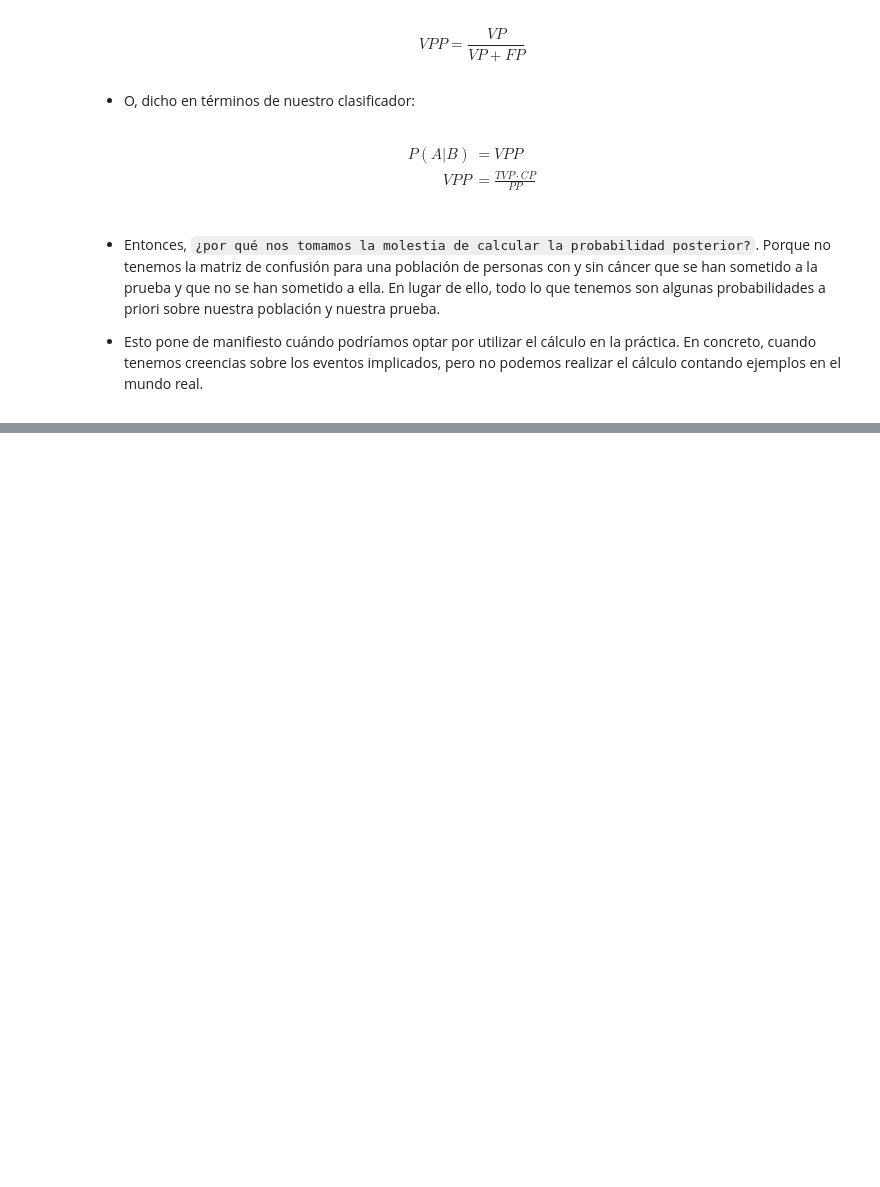
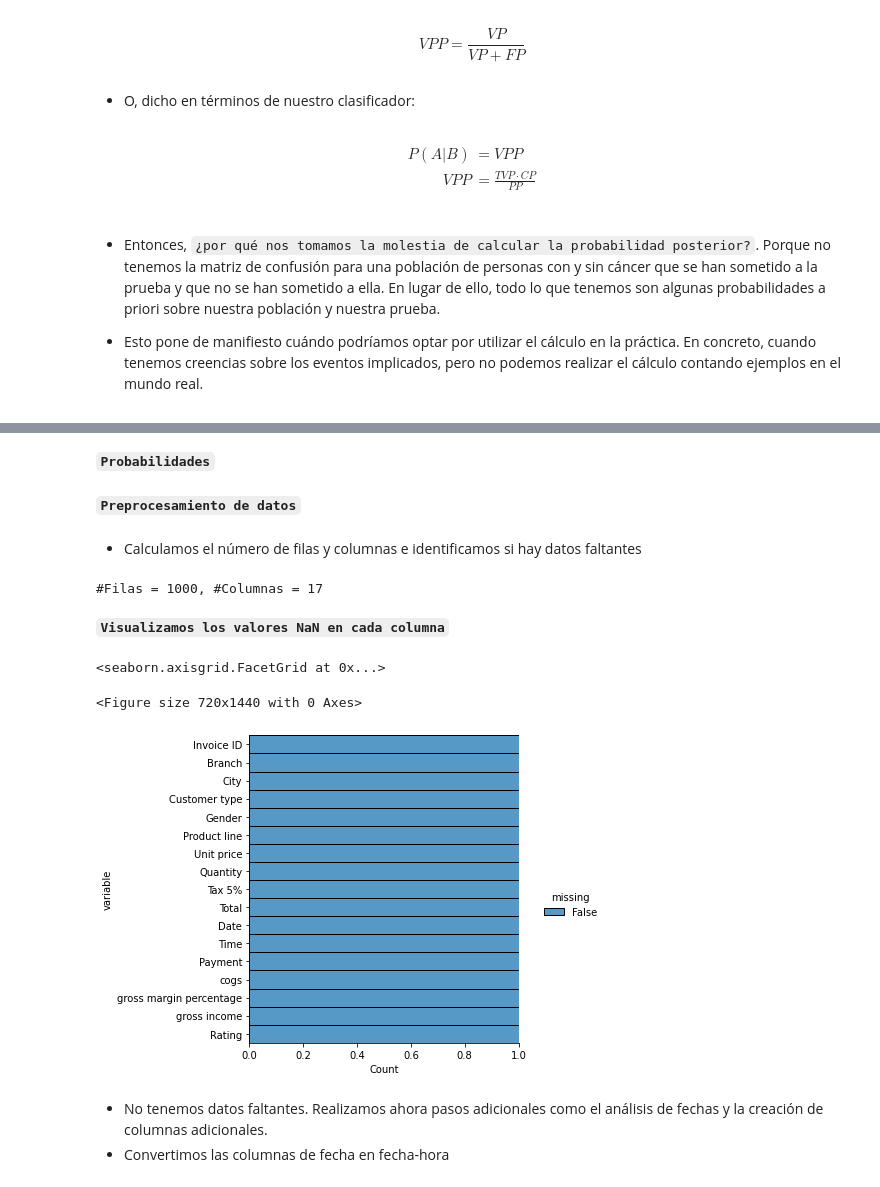
Before and after one commit to lihkir/DataChallengeBook, a Jupyter notebook: _sources/bayes_theorem.ipynb, the cells around one changed output, grey strips where cells are left out. Drawn from its saved outputs; the diff is of its cells as text; code cells hidden in the pictures; blank space fills up the shorter version.

```diff
--- a/_sources/bayes_theorem.ipynb
+++ b/_sources/bayes_theorem.ipynb
@@ -267,0 +327,4 @@ $$
+# %%
+dataset_url = 'https://raw.githubusercontent.com/lihkir/Uninorte/main/AppliedStatisticMS/DataVisualizationRPython/Lectures/Python/PythonDataSets/supermarket_sales.csv'
+# %%
+supermarket_df = pd.read_csv(dataset_url)
@@ -267,0 +342,29 @@ $$
+# %% [markdown]
+**`Probabilidades`**
+# %% [markdown]
+**`Preprocesamiento de datos`**
+# %% [markdown]
+- Calculamos el número de filas y columnas e identificamos si hay datos faltantes
+# %%
+shape = supermarket_df.shape
+print(f'#Filas = {shape[0]}, #Columnas = {shape[1]}')
+# %% [output]
+#Filas = 1000, #Columnas = 17
+# %% [markdown]
+**`Visualizamos los valores NaN en cada columna`**
+# %%
+plt.figure(figsize=(10,20))
+sns.displot(
+    data=supermarket_df.isna().melt(value_name="missing"),
+    y="variable",
+    hue="missing",
+    multiple="fill",
+    aspect=1.25
+)
+# %% [output]
+<seaborn.axisgrid.FacetGrid at 0x...>
+<Figure size 720x1440 with 0 Axes>
+[figure, added]
+# %% [markdown]
+- No tenemos datos faltantes. Realizamos ahora pasos adicionales como el análisis de fechas y la creación de columnas adicionales.
+- Convertimos las columnas de fecha en fecha-hora
```
Also changed, not shown: parts of 80 cells of this notebook, 28 other files.
